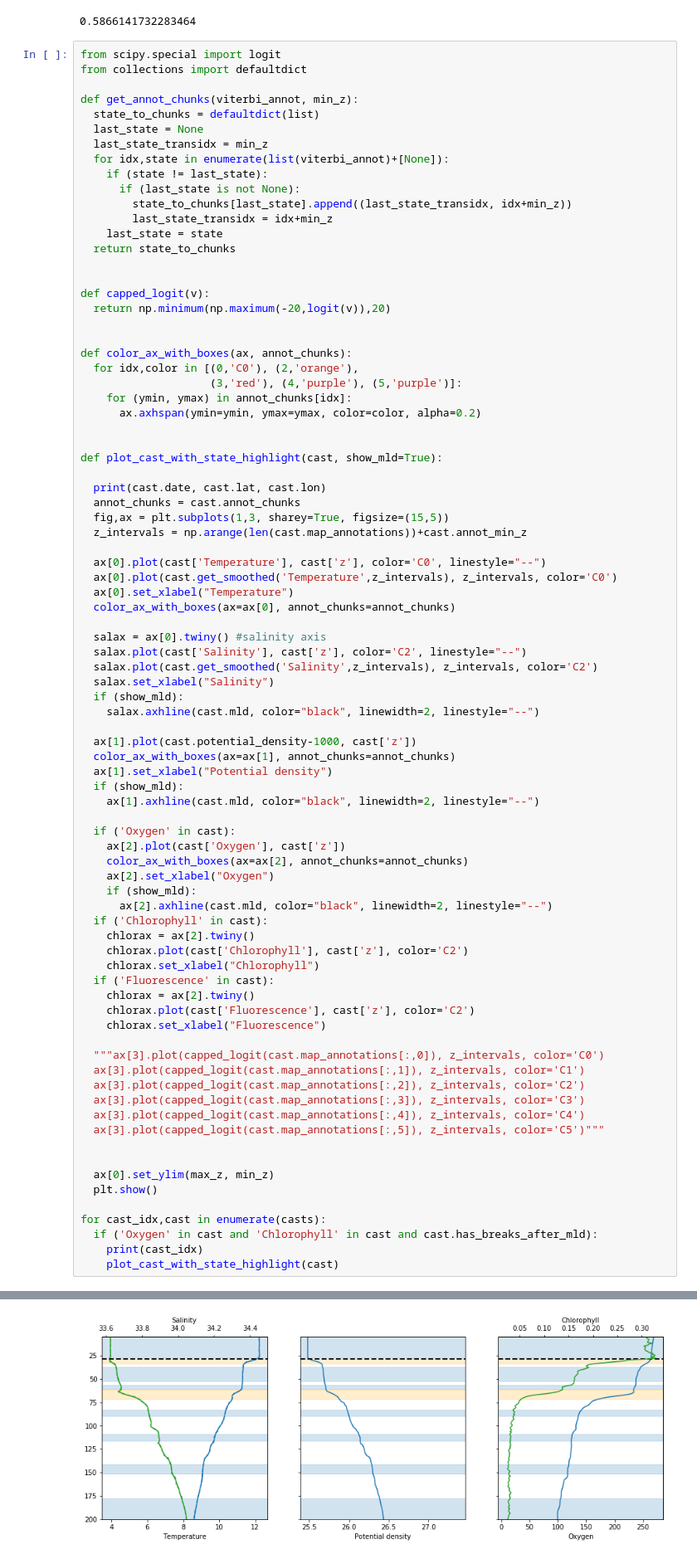
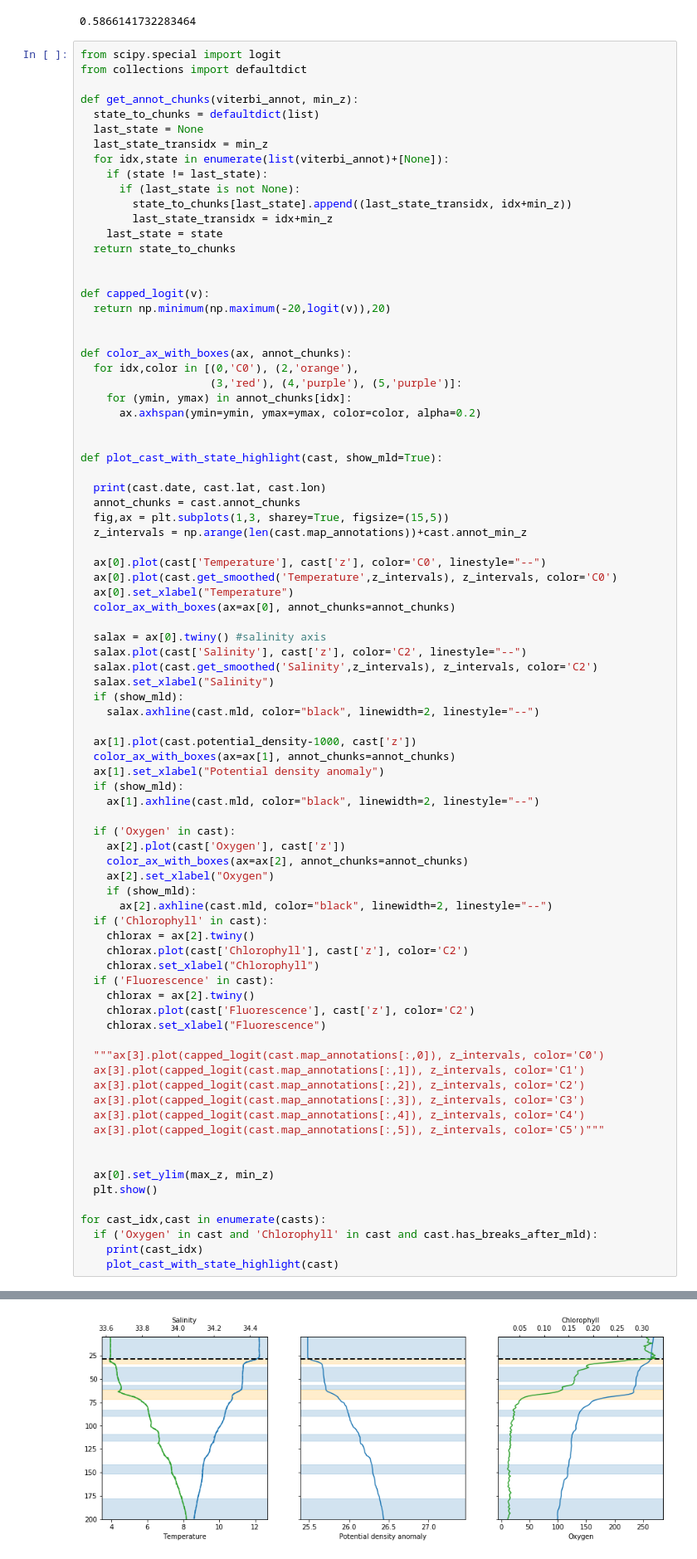
Before and after one commit to AvantiShri/ess151project, a Jupyter notebook: OceanLayersHmm.ipynb, the cells around one changed output, grey strips where cells are left out. Shown at 83% size. Drawn from its saved outputs; the diff is of its cells as text.

```diff
--- a/OceanLayersHmm.ipynb
+++ b/OceanLayersHmm.ipynb
@@ -646,7 +646,7 @@ def plot_cast_with_state_highlight(cast, show_mld=True):
 
   ax[1].plot(cast.potential_density-1000, cast['z'])
   color_ax_with_boxes(ax=ax[1], annot_chunks=annot_chunks)
-  ax[1].set_xlabel("Potential density")
+  ax[1].set_xlabel("Potential density anomaly")
   if (show_mld):
     ax[1].axhline(cast.mld, color="black", linewidth=2, linestyle="--")
 
@@ -656,33 +656,33 @@ def plot_cast_with_state_highlight(cast, show_mld=True):
     ax[2].set_xlabel("Oxygen")
     if (show_mld):
       ax[2].axhline(cast.mld, color="black", linewidth=2, linestyle="--")
   if ('Chlorophyll' in cast):
     chlorax = ax[2].twiny()
     chlorax.plot(cast['Chlorophyll'], cast['z'], color='C2')
     chlorax.set_xlabel("Chlorophyll")
   if ('Fluorescence' in cast):
     chlorax = ax[2].twiny()
     chlorax.plot(cast['Fluorescence'], cast['z'], color='C2')
     chlorax.set_xlabel("Fluorescence")
 
   """ax[3].plot(capped_logit(cast.map_annotations[:,0]), z_intervals, color='C0')
   ax[3].plot(capped_logit(cast.map_annotations[:,1]), z_intervals, color='C1')
   ax[3].plot(capped_logit(cast.map_annotations[:,2]), z_intervals, color='C2')
   ax[3].plot(capped_logit(cast.map_annotations[:,3]), z_intervals, color='C3')
   ax[3].plot(capped_logit(cast.map_annotations[:,4]), z_intervals, color='C4')
   ax[3].plot(capped_logit(cast.map_annotations[:,5]), z_intervals, color='C5')"""
 
 
   ax[0].set_ylim(max_z, min_z)
   plt.show()
 
 for cast_idx,cast in enumerate(casts):
   if ('Oxygen' in cast and 'Chlorophyll' in cast and cast.has_breaks_after_mld):
     print(cast_idx)
     plot_cast_with_state_highlight(cast)
 # %% [output]
 306
 19990115.0 36.626678466796875 -122.4241714477539
-[figure, old version]
+[figure, new version]
 308
 19991116.0 36.724369049072266 -122.02117919921875
```
Also changed, not shown: parts of 5 cells of this notebook.
